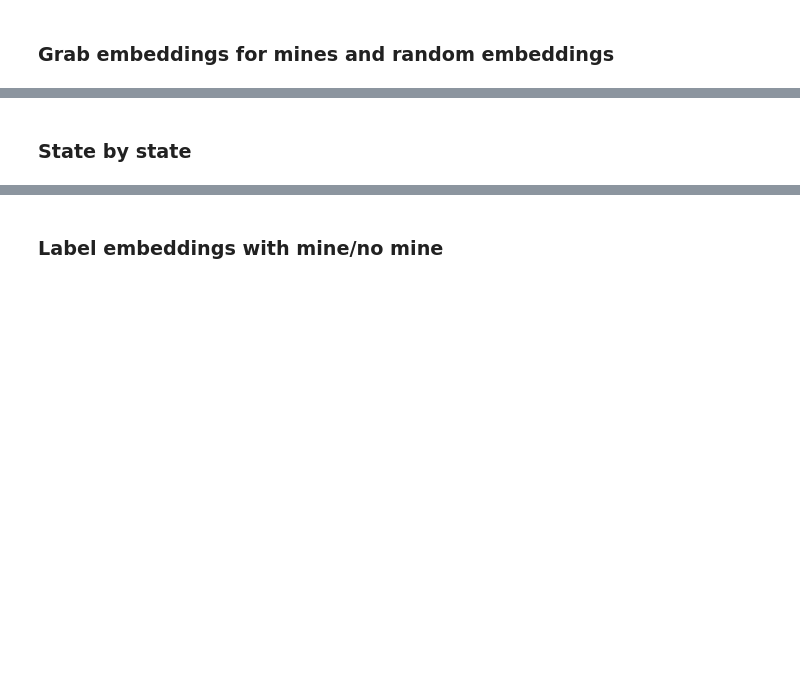
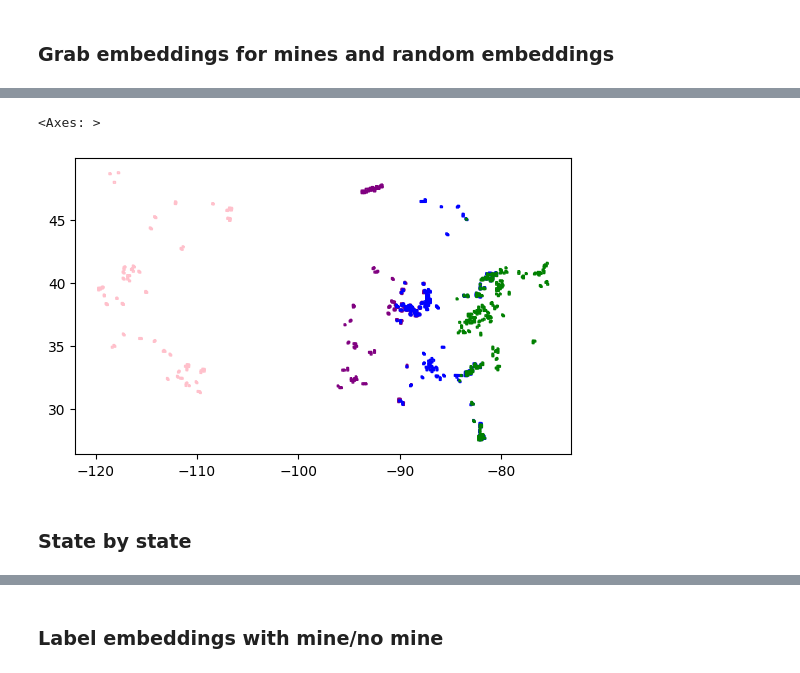
Before and after one commit to Ode-PBLLC/aquarry, a Jupyter notebook: mine_mapping.ipynb, the cells around one changed output, grey strips where cells are left out. Drawn from its saved outputs; the diff is of its cells as text; code cells hidden in the pictures; blank space fills up the shorter version.

```diff
--- a/mine_mapping.ipynb
+++ b/mine_mapping.ipynb
@@ -665,0 +548,11 @@ print(len(us_qa_pits_17))
+# %%
+# Get grid region geometries and get corresponding positive and negative embeddings from QA dataset
+# 'CA', 'AZ', 'NV', 'WA', 'OR', 'ID'
+
+region11S = states_filtered[states_filtered['STUSPS'].isin(['CA', 'NV', 'AZ'])]
+region11T = states_filtered[states_filtered['STUSPS'].isin(['NV', 'ID', 'OR', 'WA', 'MT'])]
+region11U = states_filtered[states_filtered['STUSPS'].isin(['MT', 'WA'])]
+
+us11S_positive_embs_avg, us11S_negative_embs_avg = RegionalData(region11S, '11/S')
+us11T_positive_embs_avg, us11T_negative_embs_avg = RegionalData(region11T, '11/T')
+us11U_positive_embs_avg, us11U_negative_embs_avg = RegionalData(region11U, '11/U')
@@ -665,0 +577,12 @@ print(len(us_qa_pits_17))
+# %%
+# Get grid region geometries and get corresponding positive and negative embeddings from QA dataset
+
+region15R = states_filtered[states_filtered['STUSPS'].isin(['TX', 'LA', 'MS'])]
+region15S = states_filtered[states_filtered['STUSPS'].isin(['TX', 'LA', 'OK', 'KS', 'MS', 'AR', 'MO', 'IL'])]
+region15T = states_filtered[states_filtered['STUSPS'].isin(['MN', 'WI', 'IL', 'IA', 'MO'])]
+region15U = states_filtered[states_filtered['STUSPS'].isin(['MN'])]
+
+us15R_positive_embs_avg, us15R_negative_embs_avg = RegionalData(region15R, '15/R')
+us15S_positive_embs_avg, us15S_negative_embs_avg = RegionalData(region15S, '15/S')
+us15T_positive_embs_avg, us15T_negative_embs_avg = RegionalData(region15T, '15/T')
+us15U_positive_embs_avg, us15U_negative_embs_avg = RegionalData(region15U, '15/U')
@@ -722,5 +663,10 @@ added
 # %%
 # Concatenate into UTM vertical zones
+us11_positive_embs_avg = pd.concat([us11S_positive_embs_avg, us11T_positive_embs_avg, us11U_positive_embs_avg])
+us11_negative_embs_avg = pd.concat([us11S_negative_embs_avg, us11T_negative_embs_avg, us11U_negative_embs_avg])
+
+us15_positive_embs_avg = pd.concat([us15R_positive_embs_avg, us15S_positive_embs_avg, us15T_positive_embs_avg, us15U_positive_embs_avg])
+us15_negative_embs_avg = pd.concat([us15R_negative_embs_avg, us15S_negative_embs_avg, us15T_negative_embs_avg, us15U_negative_embs_avg])
 
 us16_positive_embs_avg = pd.concat([us16R_positive_embs_avg, us16S_positive_embs_avg, us16T_positive_embs_avg])
 us16_negative_embs_avg = pd.concat([us16R_negative_embs_avg, us16S_negative_embs_avg, us16T_negative_embs_avg])
@@ -730,8 +676,15 @@ us17_negative_embs_avg = pd.concat([us17R_negative_embs_avg, us17S_negative_embs
 # %%
 # Visualize pit lake chips
 fig, ax = plt.subplots()
+us11_positive_embs_avg['geometry'].plot(ax = ax, facecolor = "none", edgecolor = "pink")
+us15_positive_embs_avg['geometry'].plot(ax = ax, facecolor = "none", edgecolor = "purple")
 us16_positive_embs_avg['geometry'].plot(ax = ax, facecolor = "none", edgecolor = "blue")
-us17_positive_embs_avg['geometry'].plot(ax = ax, facecolor = "none", edgecolor = "blue")
+us17_positive_embs_avg['geometry'].plot(ax = ax, facecolor = "none", edgecolor = "green")
+# %% [output]
+<Axes: >
+[figure, added]
+# %% [markdown]
+### State by state
 # %%
 # ADD MINNESOTA DNR DATASET
 # %%
@@ -800,2 +718,0 @@ def MonthlyComposite(embeddings_df):
-# %% [markdown]
-### State by state
```
Also changed, not shown: parts of 176 cells of this notebook.
